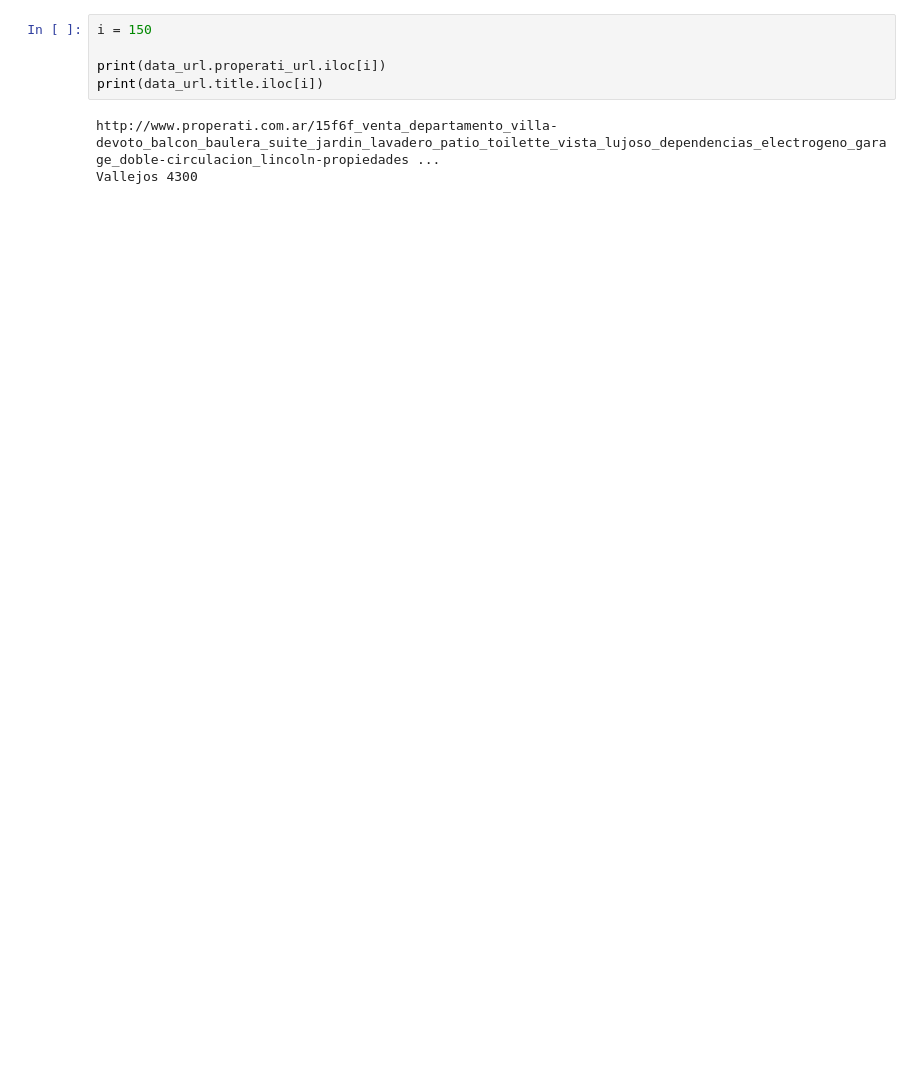
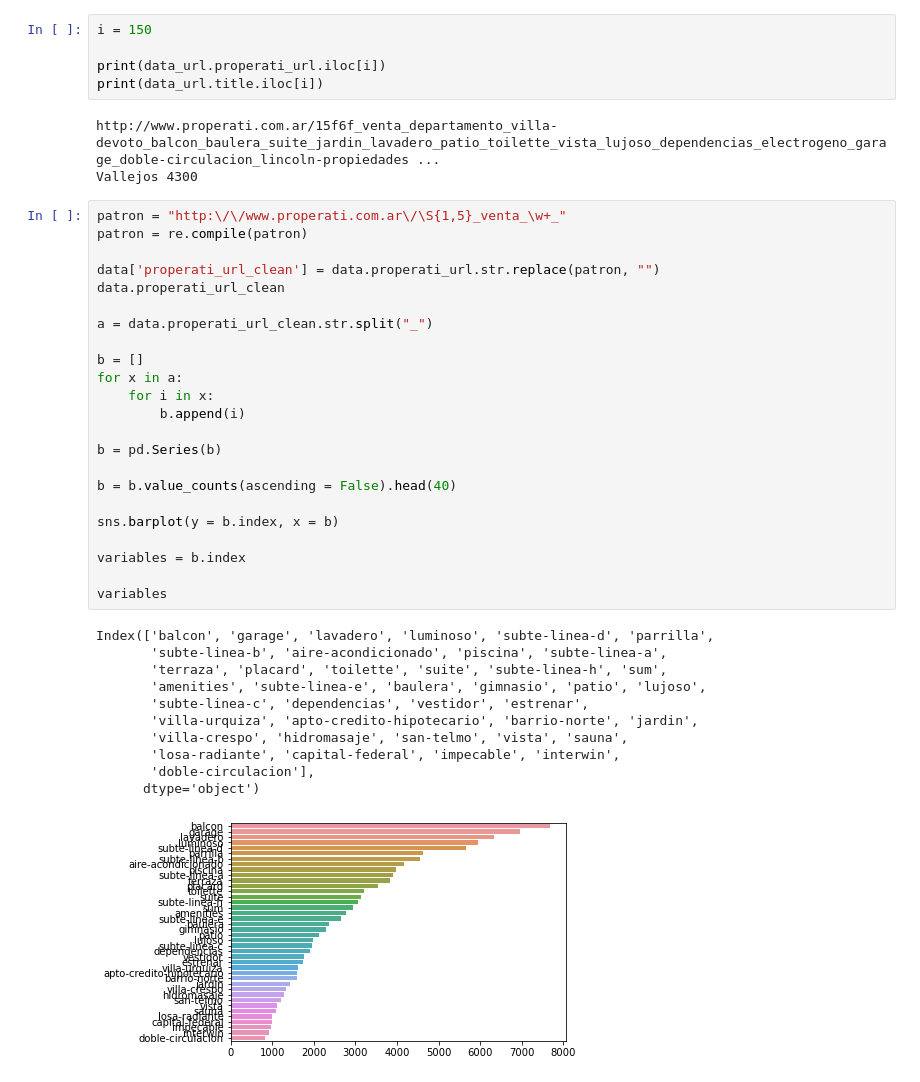
Before and after one commit to franfasan1/DH_G8_desafio1, a Jupyter notebook: notebook_desafio.ipynb, the cells around one changed output. Saved outputs shown, nothing was run; the diff lists cells and outputs as text; blank space fills up the shorter version.

```diff
--- a/notebook_desafio.ipynb
+++ b/notebook_desafio.ipynb
@@ -988,3 +971,38 @@ print(data_url.title.iloc[i])
 # %% [output]
 http://www.properati.com.ar/15f6f_venta_departamento_villa-devoto_balcon_baulera_suite_jardin_lavadero_patio_toilette_vista_lujoso_dependencias_electrogeno_garage_doble-circulacion_lincoln-propiedades ...
 Vallejos 4300
+# %%
+patron = "http:\/\/www.properati.com.ar\/\S{1,5}_venta_\w+_"
+patron = re.compile(patron)
+
+data['properati_url_clean'] = data.properati_url.str.replace(patron, "")
+data.properati_url_clean
+
+a = data.properati_url_clean.str.split("_")
+
+b = []
+for x in a:
+    for i in x:
+        b.append(i)
+
+b = pd.Series(b)
+
+b = b.value_counts(ascending = False).head(40)
+
+sns.barplot(y = b.index, x = b)
+
+variables = b.index
+
+variables
+# %% [output]
+Index(['balcon', 'garage', 'lavadero', 'luminoso', 'subte-linea-d', 'parrilla',
+       'subte-linea-b', 'aire-acondicionado', 'piscina', 'subte-linea-a',
+       'terraza', 'placard', 'toilette', 'suite', 'subte-linea-h', 'sum',
+       'amenities', 'subte-linea-e', 'baulera', 'gimnasio', 'patio', 'lujoso',
+       'subte-linea-c', 'dependencias', 'vestidor', 'estrenar',
+       'villa-urquiza', 'apto-credito-hipotecario', 'barrio-norte', 'jardin',
+       'villa-crespo', 'hidromasaje', 'san-telmo', 'vista', 'sauna',
+       'losa-radiante', 'capital-federal', 'impecable', 'interwin',
+       'doble-circulacion'],
+      dtype='object')
+[figure, added]
```
Also changed, not shown: parts of 21 cells of this notebook.
